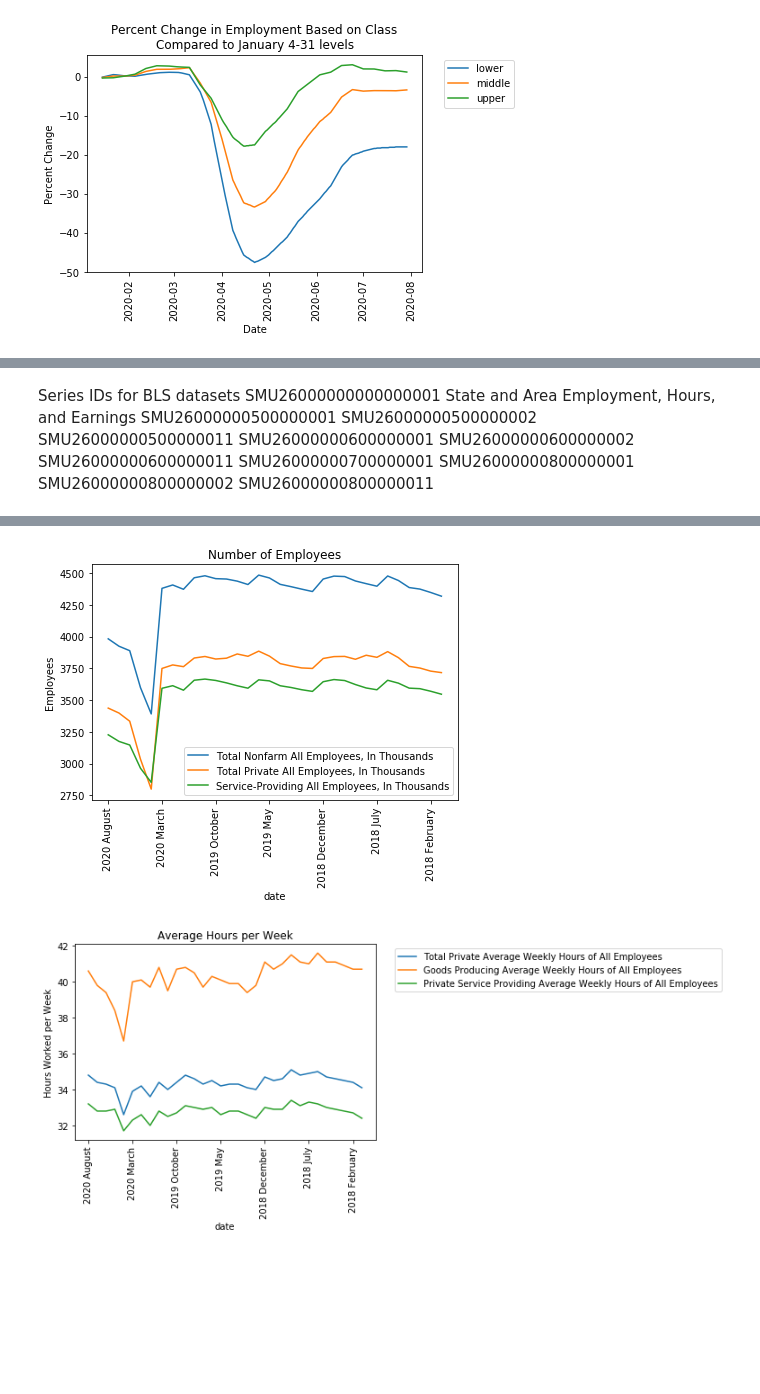
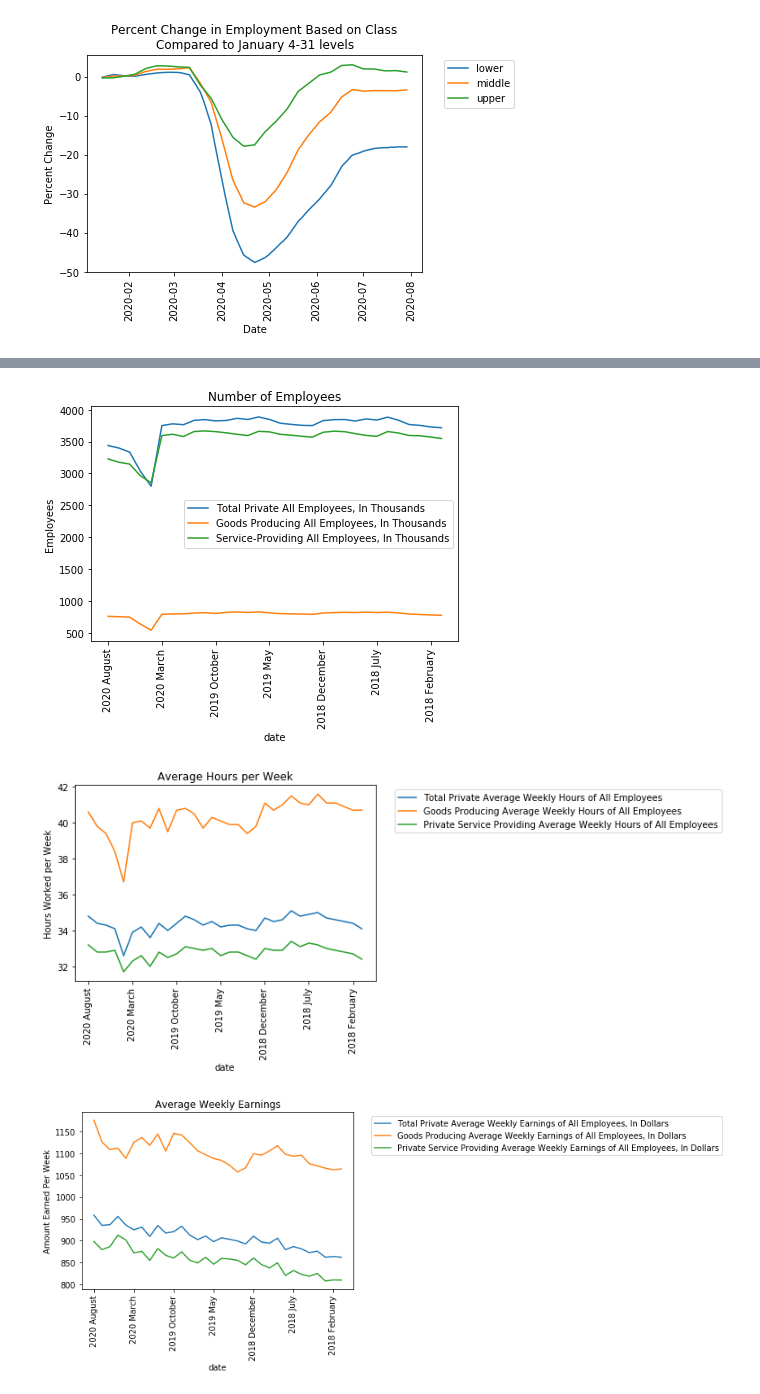
Before and after one commit to KevinKillman/Michigans_Economy_and_Covid, a Jupyter notebook: Kevin/project_1_code.ipynb, the cells around one changed output, grey strips where cells are left out. Cells and saved outputs as stored; diff of their text form; code cells hidden in the pictures; blank space fills up the shorter version.

Commit message:
Added heatmap. changed some charts, organized

```diff
--- a/Kevin/project_1_code.ipynb
+++ b/Kevin/project_1_code.ipynb
@@ -265,15 +239,2 @@ covid_df.head()
-# %% [markdown]
-Series IDs for BLS datasets
-SMU26000000000000001 State and Area Employment, Hours, and Earnings
-SMU26000000500000001
-SMU26000000500000002
-SMU26000000500000011
-SMU26000000600000001
-SMU26000000600000002
-SMU26000000600000011
-SMU26000000700000001
-SMU26000000800000001
-SMU26000000800000002
-SMU26000000800000011
 # %%
 #Accessing API based on Documentation, must dig deep into website to find relevant information
@@ -309,18 +269,24 @@ full_bls_df.head()
 | 4 | 2020 | M04 | April | 3391.2 | 2798.6 | 32.6 | ... |
 # %%
 full_bls_df['date'] = full_bls_df['year']+' ' +full_bls_df['periodName']
-full_bls_df.plot('date',['Total Nonfarm All Employees, In Thousands','Total Private All Employees, In Thousands', 'Service-Providing All Employees, In Thousands' ],  kind = 'line')
+full_bls_df.plot('date',['Total Private All Employees, In Thousands','Goods Producing All Employees, In Thousands', 'Service-Providing All Employees, In Thousands' ],  kind = 'line')
 plt.tight_layout()
 plt.title('Number of Employees')
 plt.xticks(rotation = 90)
 plt.ylabel('Employees')
 full_bls_df.plot('date', ['Total Private Average Weekly Hours of All Employees', 'Goods Producing Average Weekly Hours of All Employees', 'Private Service Providing Average Weekly Hours of All Employees' ], kind = 'line')
 plt.legend(bbox_to_anchor=(1.05, 1), loc='upper left')
 plt.xticks(rotation = 90)
 plt.ylabel('Hours Worked per Week')
 plt.title('Average Hours per Week')
+full_bls_df.plot('date', ['Total Private Average Weekly Earnings of All Employees, In Dollars', 'Goods Producing Average Weekly Earnings of All Employees, In Dollars', 'Private Service Providing Average Weekly Earnings of All Employees, In Dollars' ], kind = 'line')
+plt.legend(bbox_to_anchor=(1.05, 1), loc='upper left')
+plt.xticks(rotation = 90)
+plt.title('Average Weekly Earnings')
+plt.ylabel('Amount Earned Per Week')
 plt.show()
 # %% [output]
-[figure, old version]
+[figure, new version]
 [figure]
+[figure, added]
 # %%
```
Also changed, not shown: parts of 24 cells of this notebook, 2 other files.
